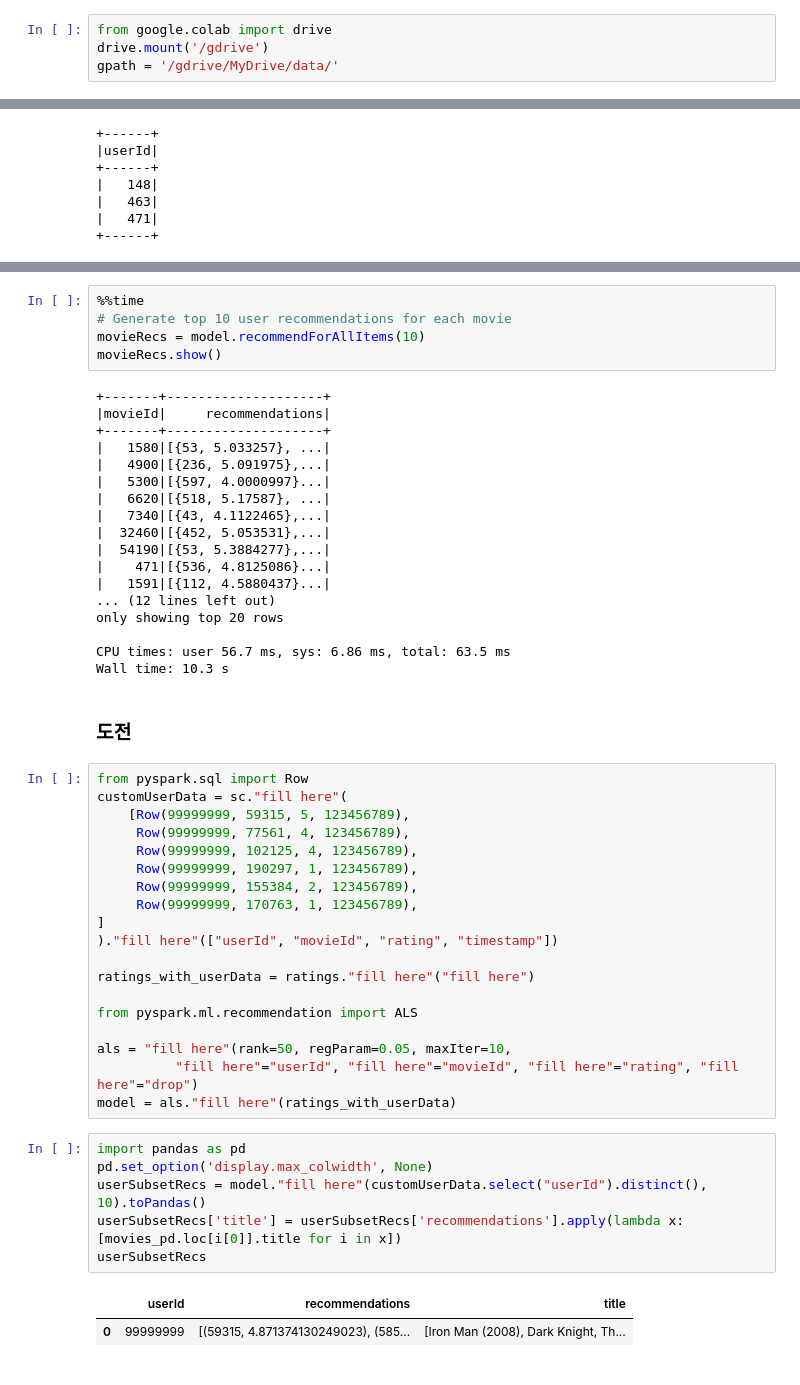
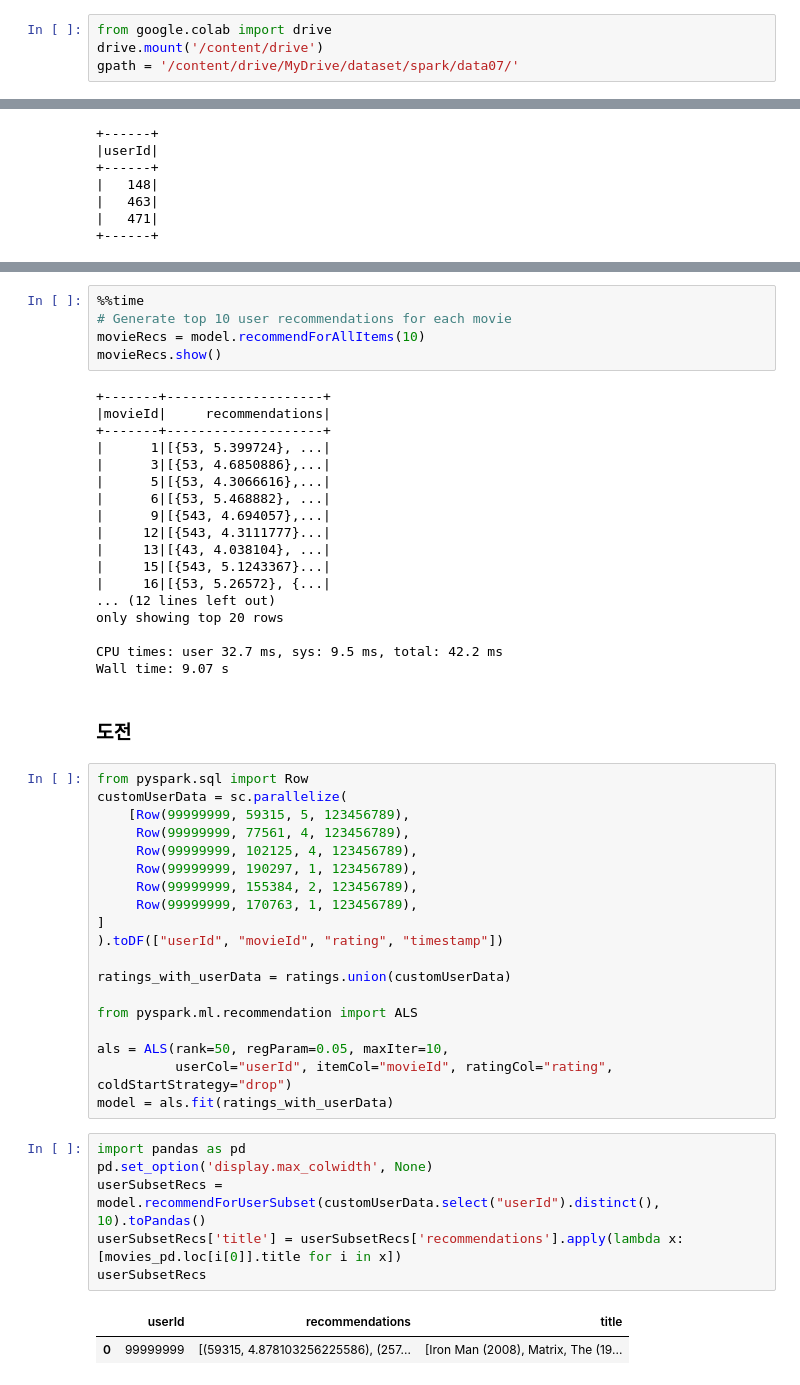
Before and after one commit to reiple/ds2_2023_spark, a Jupyter notebook: 07. Recommendation_skel.ipynb, the cells around one changed output, grey strips where cells are left out. Drawn from its saved outputs; the diff is of its cells as text.

```diff
--- a/07. Recommendation_skel.ipynb
+++ b/07. Recommendation_skel.ipynb
@@ -12,8 +14,8 @@ spark = SparkSession.builder.getOrCreate()
 sc = spark.sparkContext
 # %%
 from google.colab import drive
-drive.mount('/gdrive')
-gpath = '/gdrive/MyDrive/data/'
+drive.mount('/content/drive')
+gpath = '/content/drive/MyDrive/dataset/spark/data07/'
 # %% [output]
 Mounted at /content/drive
 # %%
@@ -249,25 +254,25 @@ movieRecs.show()
 +-------+--------------------+
 |movieId|     recommendations|
 +-------+--------------------+
-|   1580|[{53, 5.033257}, ...|
-|   4900|[{236, 5.091975},...|
-|   5300|[{597, 4.0000997}...|
-|   6620|[{518, 5.17587}, ...|
-|   7340|[{43, 4.1122465},...|
-|  32460|[{452, 5.053531},...|
-|  54190|[{53, 5.3884277},...|
-|    471|[{536, 4.8125086}...|
-|   1591|[{112, 4.5880437}...|
+|      1|[{53, 5.399724}, ...|
+|      3|[{53, 4.6850886},...|
+|      5|[{53, 4.3066616},...|
+|      6|[{53, 5.468882}, ...|
+|      9|[{543, 4.694057},...|
+|     12|[{543, 4.3111777}...|
+|     13|[{43, 4.038104}, ...|
+|     15|[{543, 5.1243367}...|
+|     16|[{53, 5.26572}, {...|
 ... (12 lines left out)
 only showing top 20 rows
 
-CPU times: user 56.7 ms, sys: 6.86 ms, total: 63.5 ms
-Wall time: 10.3 s
+CPU times: user 32.7 ms, sys: 9.5 ms, total: 42.2 ms
+Wall time: 9.07 s
 # %% [markdown]
 ### **도전**
 # %%
 from pyspark.sql import Row
-customUserData = sc."fill here"(
+customUserData = sc.parallelize(
     [Row(99999999, 59315, 5, 123456789),
      Row(99999999, 77561, 4, 123456789),
      Row(99999999, 102125, 4, 123456789),
@@ -275,21 +280,21 @@ customUserData = sc."fill here"(
      Row(99999999, 155384, 2, 123456789),
      Row(99999999, 170763, 1, 123456789),
 ]
-)."fill here"(["userId", "movieId", "rating", "timestamp"])
+).toDF(["userId", "movieId", "rating", "timestamp"])
 
-ratings_with_userData = ratings."fill here"("fill here")
+ratings_with_userData = ratings.union(customUserData)
 
 from pyspark.ml.recommendation import ALS
 
-als = "fill here"(rank=50, regParam=0.05, maxIter=10,
-          "fill here"="userId", "fill here"="movieId", "fill here"="rating", "fill here"="drop")
-model = als."fill here"(ratings_with_userData)
+als = ALS(rank=50, regParam=0.05, maxIter=10,
+          userCol="userId", itemCol="movieId", ratingCol="rating", coldStartStrategy="drop")
+model = als.fit(ratings_with_userData)
 # %%
 import pandas as pd
 pd.set_option('display.max_colwidth', None)
-userSubsetRecs = model."fill here"(customUserData.select("userId").distinct(), 10).toPandas()
+userSubsetRecs = model.recommendForUserSubset(customUserData.select("userId").distinct(), 10).toPandas()
 userSubsetRecs['title'] = userSubsetRecs['recommendations'].apply(lambda x: [movies_pd.loc[i[0]].title for i in x])
 userSubsetRecs
 # %% [output]
 |  | userId | recommendations | title |
-| 0 | 99999999 | [(59315, 4.871374130249023), (585... | [Iron Man (2008), Dark Knight, Th... |
+| 0 | 99999999 | [(59315, 4.878103256225586), (257... | [Iron Man (2008), Matrix, The (19... |
```
Also changed, not shown: parts of 9 cells of this notebook.
